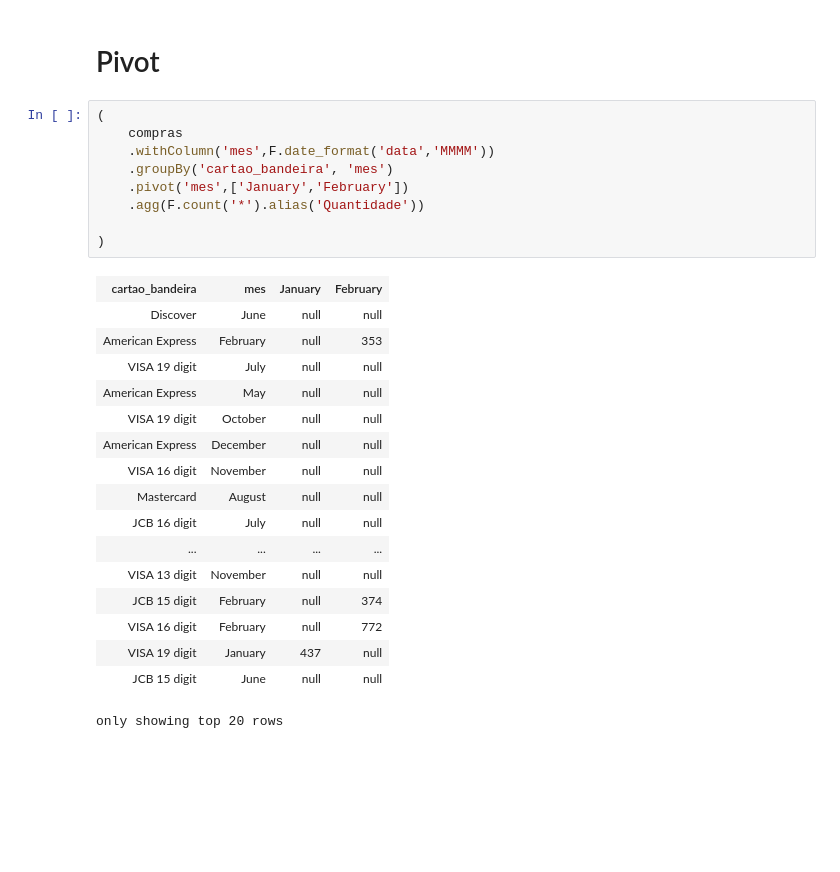
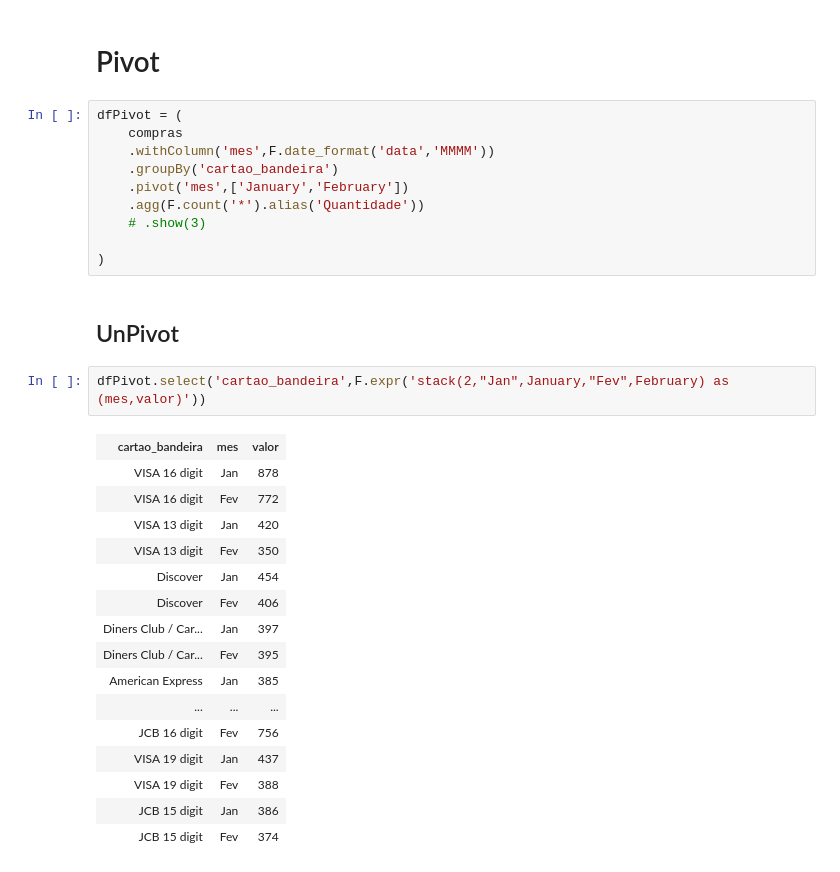
Before and after one commit to tiagomartins03/BigData, a Jupyter notebook: ApacheSpark_Course01/SparkFuntions.ipynb, the cells around one changed output. Drawn from its saved outputs; the diff is of its cells as text; blank space fills up the shorter version.

Commit message:
Pivot function updated

```diff
--- a/ApacheSpark_Course01/SparkFuntions.ipynb
+++ b/ApacheSpark_Course01/SparkFuntions.ipynb
@@ -699,29 +699,33 @@ only showing top 20 rows
 # %% [markdown]
 # Pivot
 # %%
-(
+dfPivot = (
     compras
     .withColumn('mes',F.date_format('data','MMMM'))
-    .groupBy('cartao_bandeira', 'mes')
+    .groupBy('cartao_bandeira')
     .pivot('mes',['January','February'])
     .agg(F.count('*').alias('Quantidade'))
+    # .show(3)
 
 )
-# %% [output]
-| cartao_bandeira | mes | January | February |
-| Discover | June | null | null |
-| American Express | February | null | 353 |
-| VISA 19 digit | July | null | null |
-| American Express | May | null | null |
-| VISA 19 digit | October | null | null |
-| American Express | December | null | null |
-| VISA 16 digit | November | null | null |
-| Mastercard | August | null | null |
-| JCB 16 digit | July | null | null |
-| ... | ... | ... | ... |
-| VISA 13 digit | November | null | null |
-| JCB 15 digit | February | null | 374 |
-| VISA 16 digit | February | null | 772 |
-| VISA 19 digit | January | 437 | null |
-| JCB 15 digit | June | null | null |
-only showing top 20 rows
+# %% [markdown]
+## UnPivot
+# %%
+dfPivot.select('cartao_bandeira',F.expr('stack(2,"Jan",January,"Fev",February) as (mes,valor)'))
+# %% [output]
+| cartao_bandeira | mes | valor |
+| VISA 16 digit | Jan | 878 |
+| VISA 16 digit | Fev | 772 |
+| VISA 13 digit | Jan | 420 |
+| VISA 13 digit | Fev | 350 |
+| Discover | Jan | 454 |
+| Discover | Fev | 406 |
+| Diners Club / Car... | Jan | 397 |
+| Diners Club / Car... | Fev | 395 |
+| American Express | Jan | 385 |
+| ... | ... | ... |
+| JCB 16 digit | Fev | 756 |
+| VISA 19 digit | Jan | 437 |
+| VISA 19 digit | Fev | 388 |
+| JCB 15 digit | Jan | 386 |
+| JCB 15 digit | Fev | 374 |
```
Also changed, not shown: parts of 1 cell of this notebook.
